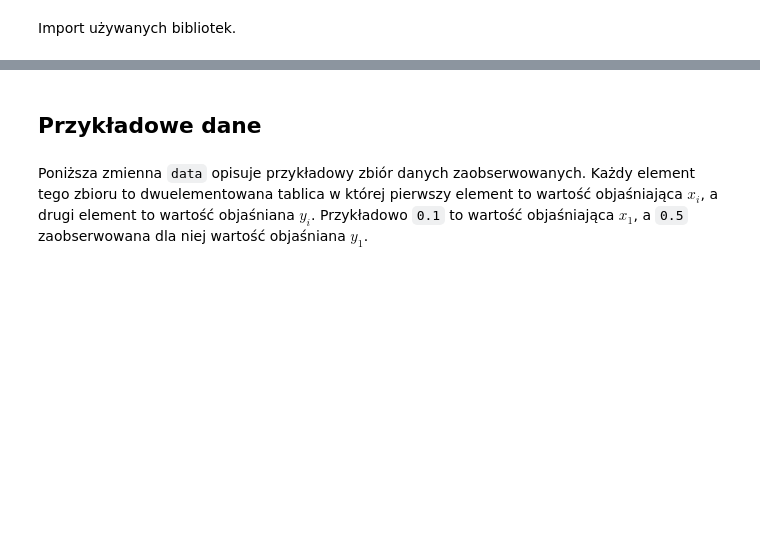
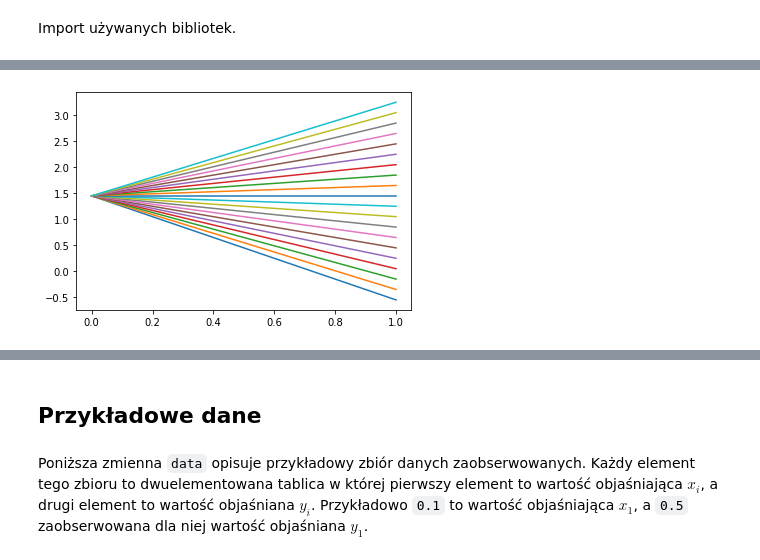
Before and after one commit to fdafadf/ml, a Jupyter notebook: MachineLearning.ipynb, the cells around one changed output, grey strips where cells are left out. Saved outputs shown, nothing was run; the diff lists cells and outputs as text; code cells hidden in the pictures; blank space fills up the shorter version.

```diff
--- a/MachineLearning.ipynb
+++ b/MachineLearning.ipynb
@@ -28,0 +63,12 @@ tutorial.example_1()
+# %%
+a_search_range = 2
+a_step = a_search_range / 10
+a_start = a - a_search_range
+a_stop = a + a_search_range
+
+for a2 in np.arange(a_start, a_stop, a_step):
+  plt.plot([0, 1], [b, a2 + b])
+
+plt.show()
+# %% [output]
+[figure, added]
```
Also changed, not shown: parts of 20 cells of this notebook.
